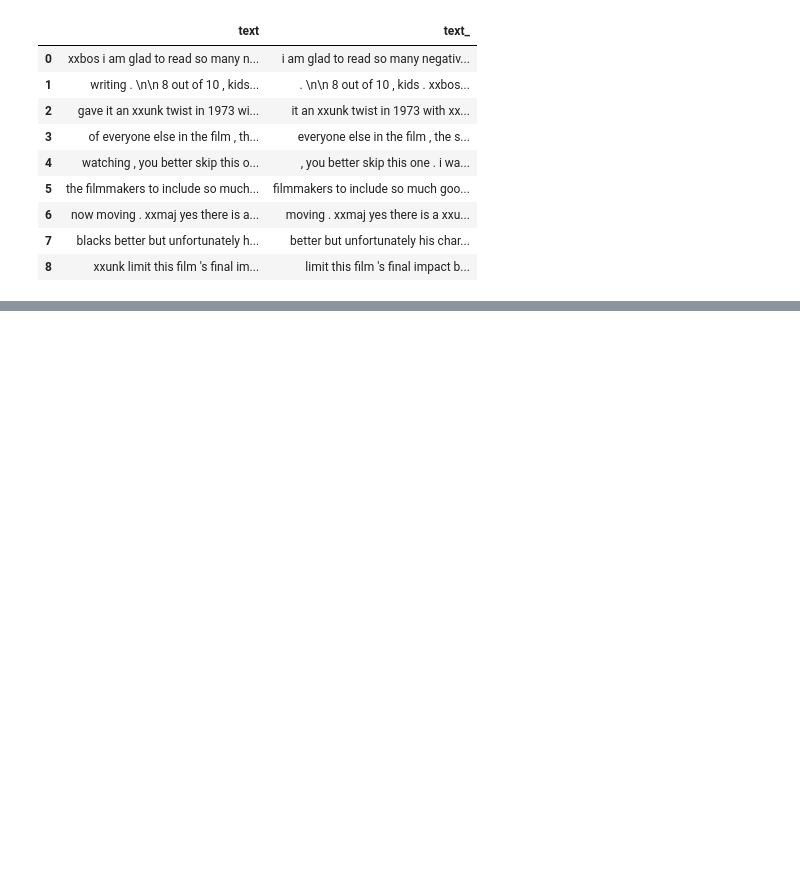
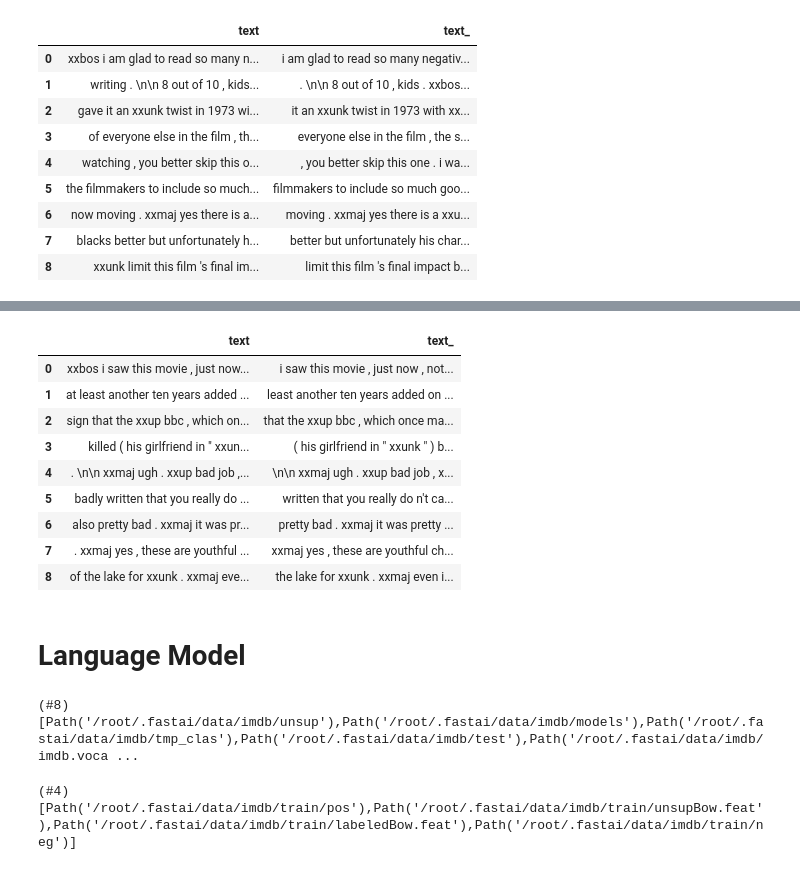
Before and after one commit to binliu0630/FASTAI_V2, a Jupyter notebook: Lesson_3_imdb.ipynb, the cells around one changed output, grey strips where cells are left out. Drawn from its saved outputs; the diff is of its cells as text; code cells hidden in the pictures; blank space fills up the shorter version.

```diff
--- a/Lesson_3_imdb.ipynb
+++ b/Lesson_3_imdb.ipynb
@@ -122,0 +167,7 @@ dbunch_lm.show_batch()
+# %%
+imdb_lm = DataBlock(blocks=(TextBlock.from_df('text', is_lm=True), ),
+                    get_x=ColReader('text'),
+                    splitter=RandomSplitter()
+                    )
+
+dbunch_lm = imdb_lm.dataloaders(df)
@@ -122,0 +176,15 @@ dbunch_lm.show_batch()
+# %%
+dbunch_lm.show_batch()
+# %% [output]
+|  | text | text_ |
+| 0 | xxbos i saw this movie , just now... | i saw this movie , just now , not... |
+| 1 | at least another ten years added ... | least another ten years added on ... |
+| 2 | sign that the xxup bbc , which on... | that the xxup bbc , which once ma... |
+| 3 | killed ( his girlfriend in " xxun... | ( his girlfriend in " xxunk " ) b... |
+| 4 | . \n\n xxmaj ugh . xxup bad job ,... | \n\n xxmaj ugh . xxup bad job , x... |
+| 5 | badly written that you really do ... | written that you really do n't ca... |
+| 6 | also pretty bad . xxmaj it was pr... | pretty bad . xxmaj it was pretty ... |
+| 7 | . xxmaj yes , these are youthful ... | xxmaj yes , these are youthful ch... |
+| 8 | of the lake for xxunk . xxmaj eve... | the lake for xxunk . xxmaj even i... |
+# %% [markdown]
+# Language Model
@@ -122,0 +193,9 @@ dbunch_lm.show_batch()
+# %%
+path = untar_data(URLs.IMDB)
+path.ls()
+# %% [output]
+(#8) [Path('/root/.fastai/data/imdb/unsup'),Path('/root/.fastai/data/imdb/models'),Path('/root/.fastai/data/imdb/tmp_clas'),Path('/root/.fastai/data/imdb/test'),Path('/root/.fastai/data/imdb/imdb.voca ...
+# %%
+(path/'train').ls()
+# %% [output]
+(#4) [Path('/root/.fastai/data/imdb/train/pos'),Path('/root/.fastai/data/imdb/train/unsupBow.feat'),Path('/root/.fastai/data/imdb/train/labeledBow.feat'),Path('/root/.fastai/data/imdb/train/neg')]
```
Also changed, not shown: parts of 35 cells of this notebook.
